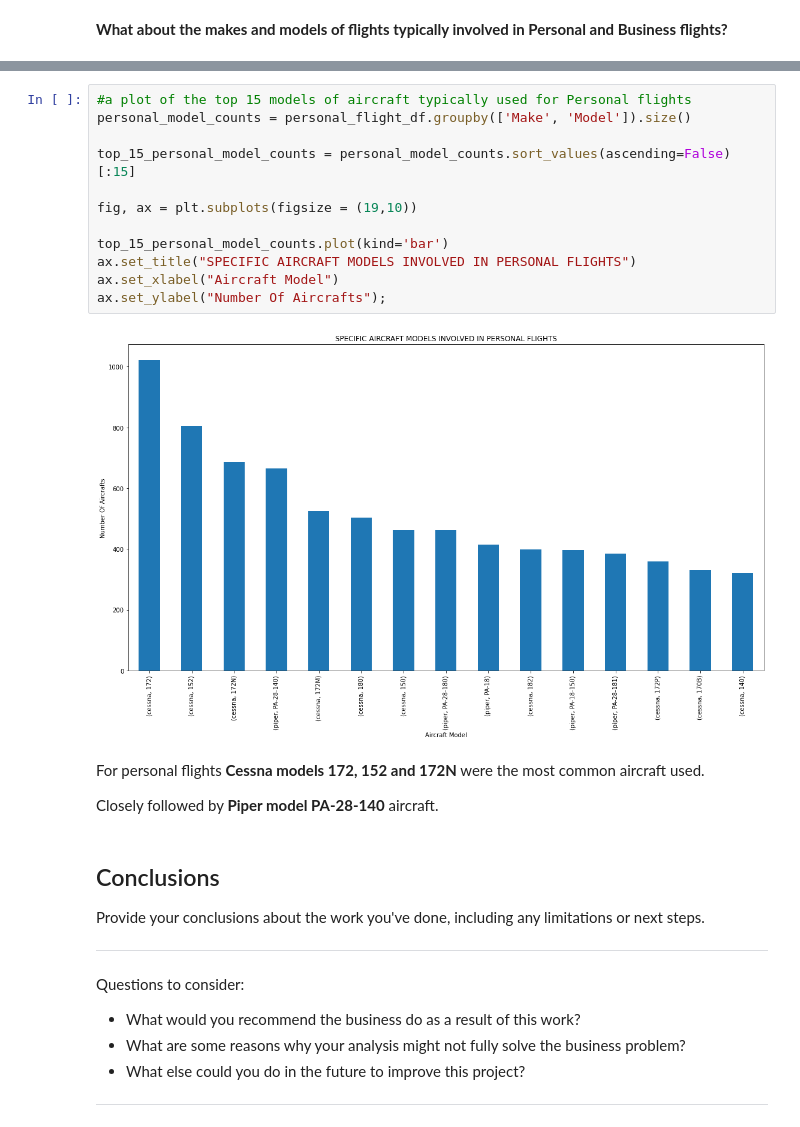
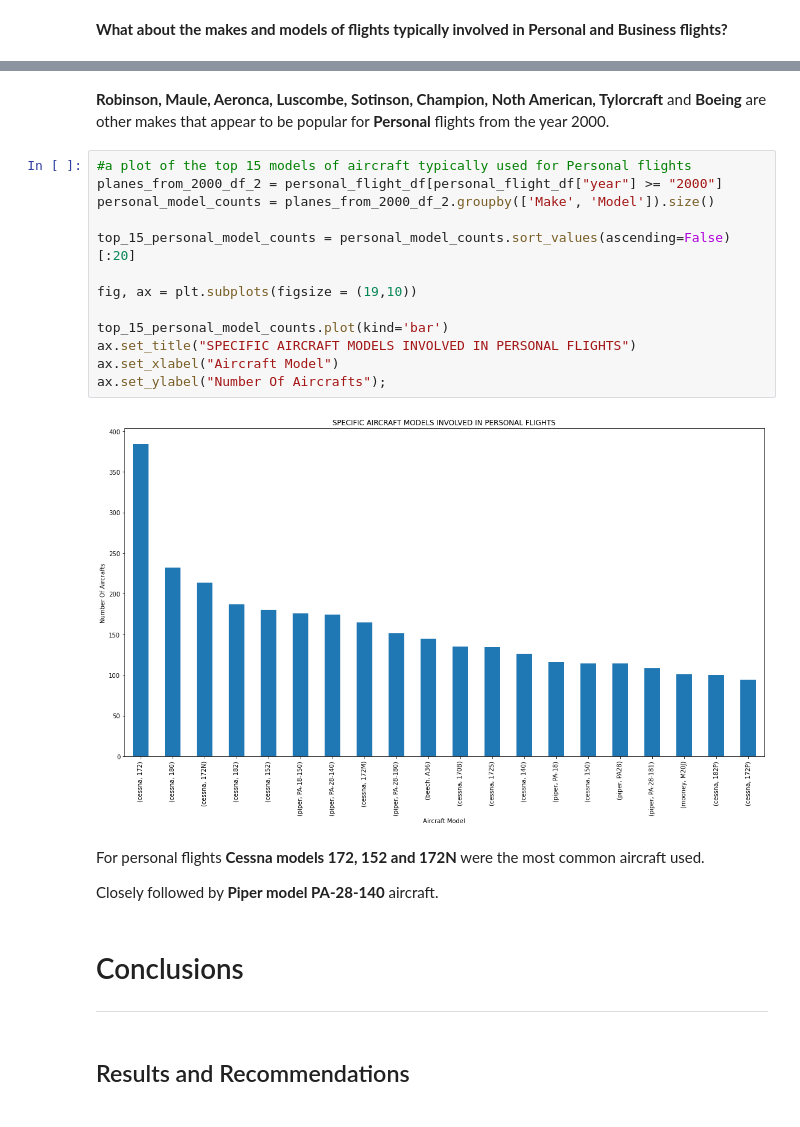
Before and after one commit to Logan-BCM/Aviation-Risk-Assessment-Project, a Jupyter notebook: dsc-phase1-project.ipynb, the cells around one changed output, grey strips where cells are left out. Saved outputs shown, nothing was run; the diff lists cells and outputs as text.

```diff
--- a/dsc-phase1-project.ipynb
+++ b/dsc-phase1-project.ipynb
@@ -790,28 +810,26 @@ For **Personal Flights**:
+# %% [markdown]
+**Robinson, Maule, Aeronca, Luscombe, Sotinson, Champion, Noth American, Tylorcraft** and **Boeing** are other makes that appear to be popular for **Personal** flights from the year 2000.
 # %%
 #a plot of the top 15 models of aircraft typically used for Personal flights
-personal_model_counts = personal_flight_df.groupby(['Make', 'Model']).size()
+planes_from_2000_df_2 = personal_flight_df[personal_flight_df["year"] >= "2000"]
+personal_model_counts = planes_from_2000_df_2.groupby(['Make', 'Model']).size()
 
-top_15_personal_model_counts = personal_model_counts.sort_values(ascending=False)[:15]
+top_15_personal_model_counts = personal_model_counts.sort_values(ascending=False)[:20]
 
 fig, ax = plt.subplots(figsize = (19,10))
 
 top_15_personal_model_counts.plot(kind='bar')
 ax.set_title("SPECIFIC AIRCRAFT MODELS INVOLVED IN PERSONAL FLIGHTS")
 ax.set_xlabel("Aircraft Model")
 ax.set_ylabel("Number Of Aircrafts");
 # %% [output]
-[figure, old version]
+[figure, new version]
 # %% [markdown]
 For personal flights **Cessna models 172, 152 and 172N** were the most common aircraft used.
 
 Closely followed by **Piper model PA-28-140** aircraft.
-# %% [markdown]
-## Conclusions
-Provide your conclusions about the work you've done, including any limitations or next steps.
-
-***
-Questions to consider:
-* What would you recommend the business do as a result of this work?
-* What are some reasons why your analysis might not fully solve the business problem?
-* What else could you do in the future to improve this project?
-***
+# %% [markdown]
+# Conclusions
+***
+# %% [markdown]
+## Results and Recommendations
```
Also changed, not shown: parts of 19 cells of this notebook, 1 other file.
